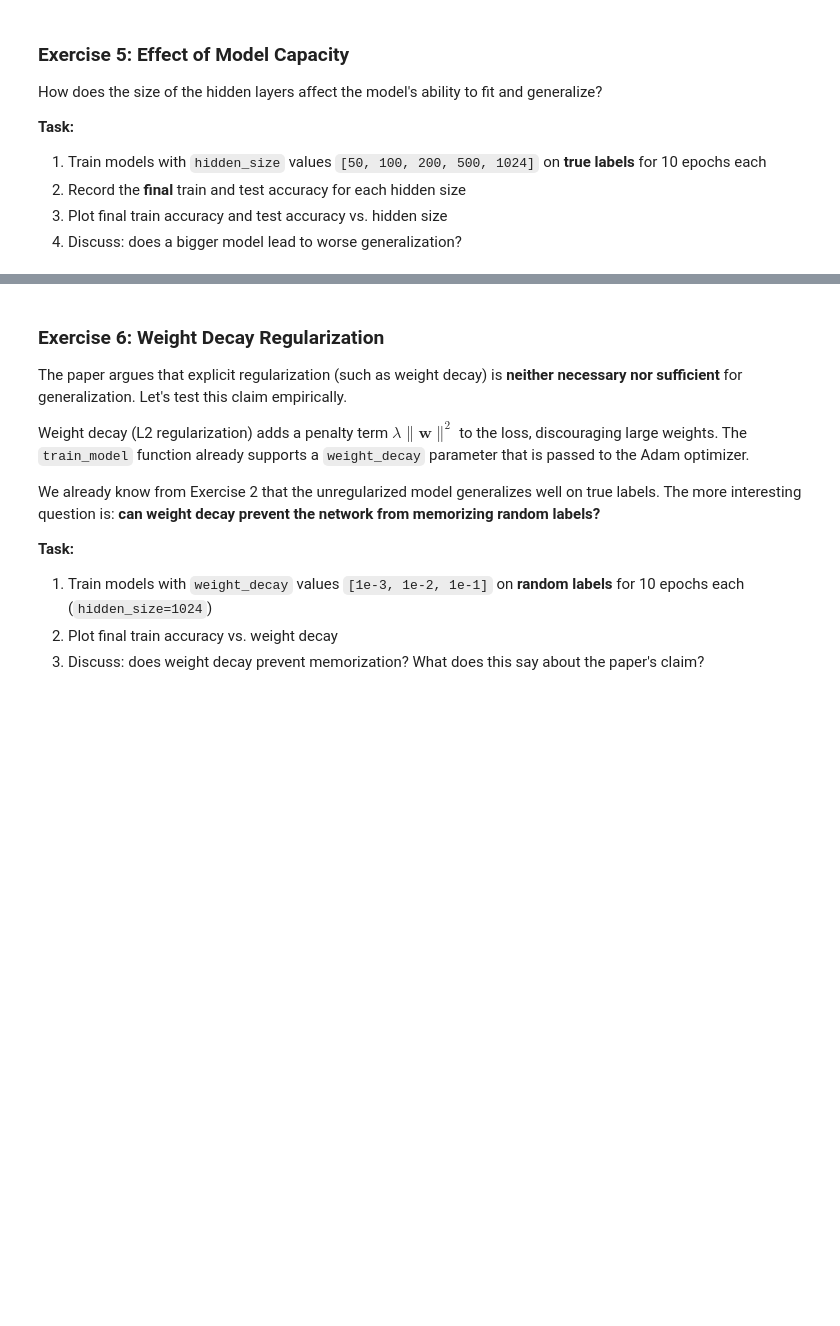
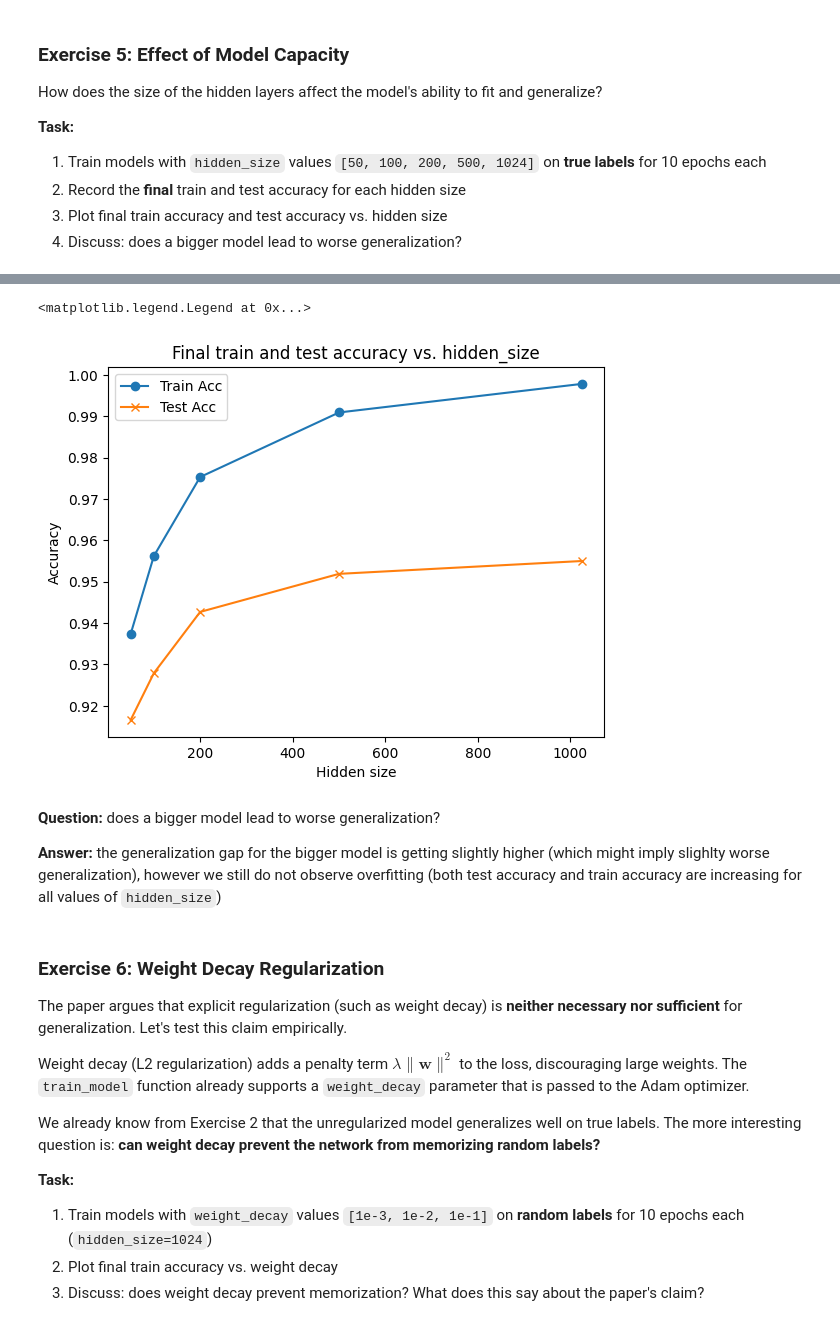
Before and after one commit to mateuszlampert/agh-stochastic-ml, a Jupyter notebook: lab1_new/instructions.ipynb, the cells around one changed output, grey strips where cells are left out. Saved outputs shown, nothing was run; the diff lists cells and outputs as text; code cells hidden in the pictures; blank space fills up the shorter version.

```diff
--- a/lab1_new/instructions.ipynb
+++ b/lab1_new/instructions.ipynb
@@ -326,3 +367,20 @@ raise NotImplementedError()
+# %%
+hidden_size_final_train_accs = [_accs[-1] for _accs in hidden_size_train_accs]
+hidden_size_final_test_accs = [_accs[-1] for _accs in hidden_size_test_accs]
+
+plt.plot(hidden_sizes, hidden_size_final_train_accs, label='Train Acc', marker='o')
+plt.plot(hidden_sizes, hidden_size_final_test_accs, label='Test Acc', marker='x')
+plt.xlabel("Hidden size")
+plt.ylabel("Accuracy")
+plt.title("Final train and test accuracy vs. hidden_size")
+plt.legend()
+# %% [output]
+<matplotlib.legend.Legend at 0x...>
+[figure, added]
+# %% [markdown]
+**Question:** does a bigger model lead to worse generalization?
+
+**Answer:** the generalization gap for the bigger model is getting slightly higher (which might imply slighlty worse generalization), however we still do not observe overfitting (both test accuracy and train accuracy are increasing for all values of `hidden_size`)
 # %% [markdown]
 ### Exercise 6: Weight Decay Regularization
 
```
Also changed, not shown: parts of 19 cells of this notebook.
